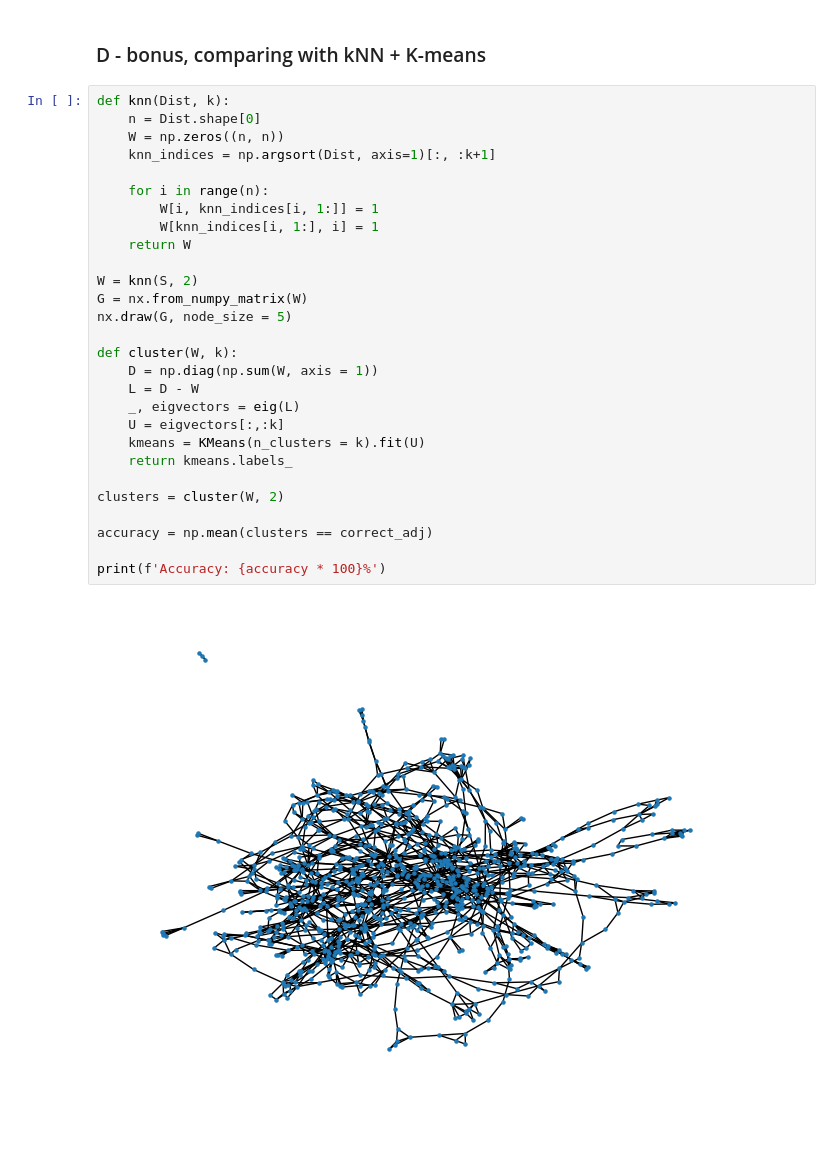
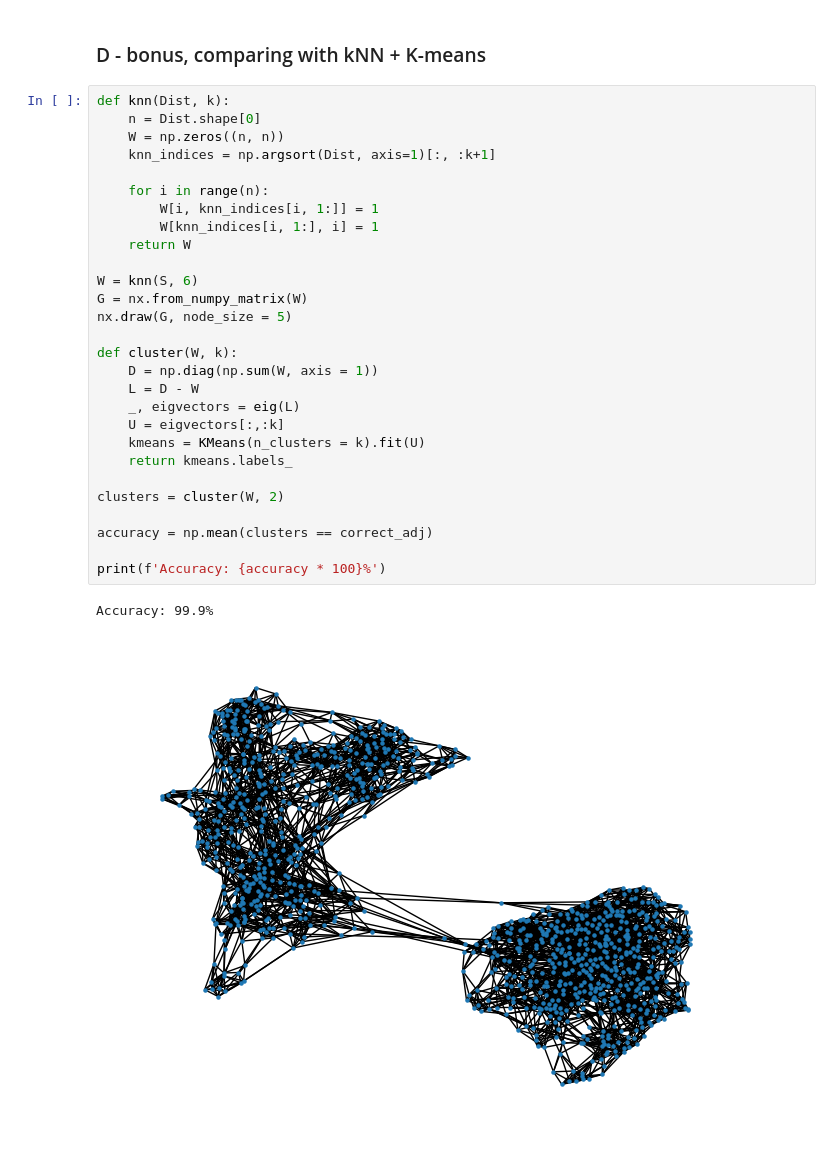
Before and after one commit to dahnlund/SF2526-Lab2, a Jupyter notebook: ex4.ipynb, the cells around one changed output. Drawn from its saved outputs; the diff is of its cells as text.

```diff
--- a/ex4.ipynb
+++ b/ex4.ipynb
@@ -183,30 +183,31 @@ Accuracy: 82.0‰
 # %%
 def knn(Dist, k):
     n = Dist.shape[0]
     W = np.zeros((n, n))
     knn_indices = np.argsort(Dist, axis=1)[:, :k+1]
 
     for i in range(n):
         W[i, knn_indices[i, 1:]] = 1
         W[knn_indices[i, 1:], i] = 1
     return W
 
-W = knn(S, 2)
+W = knn(S, 6)
 G = nx.from_numpy_matrix(W)
 nx.draw(G, node_size = 5)
 
 def cluster(W, k):
     D = np.diag(np.sum(W, axis = 1))
     L = D - W
     _, eigvectors = eig(L)
     U = eigvectors[:,:k]
     kmeans = KMeans(n_clusters = k).fit(U)
     return kmeans.labels_
 
 clusters = cluster(W, 2)
 
 accuracy = np.mean(clusters == correct_adj)
 
 print(f'Accuracy: {accuracy * 100}%')
 # %% [output]
+Accuracy: 99.9%
-[figure, old version]
+[figure, new version]
```
Also changed, not shown: parts of 3 cells of this notebook.
